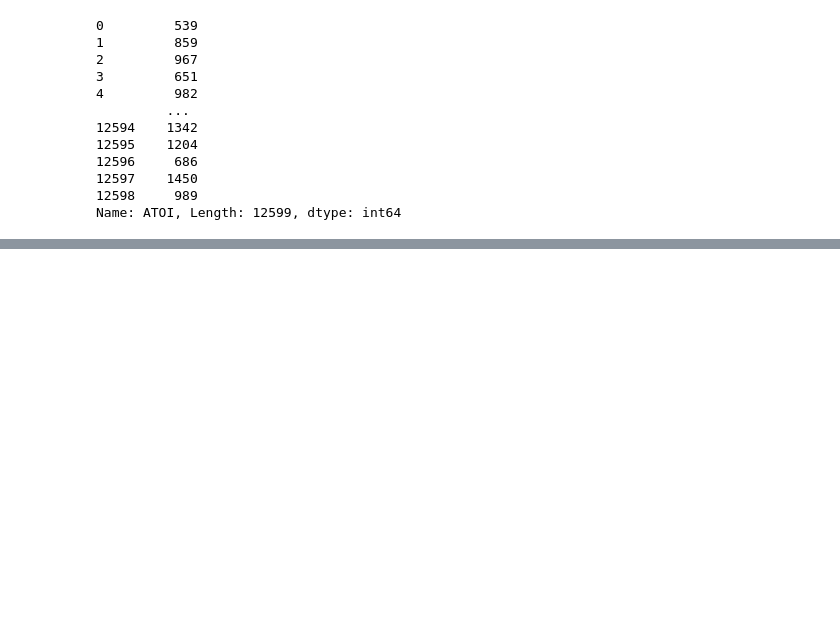
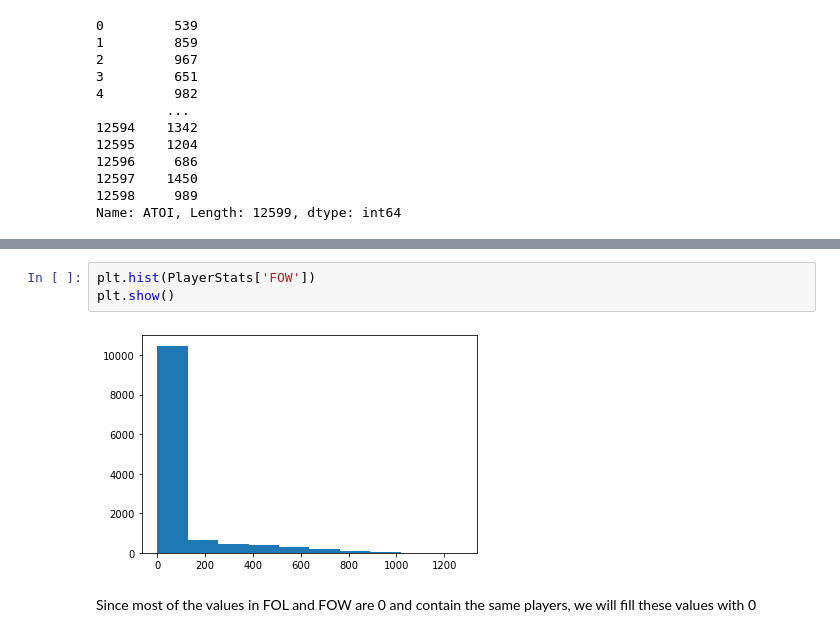
Before and after one commit to lukekerwin/DS-320_Project, a Jupyter notebook: Player Data/PlayerData_Cleaning.ipynb, the cells around one changed output, grey strips where cells are left out. Drawn from its saved outputs; the diff is of its cells as text; blank space fills up the shorter version.

```diff
--- a/Player Data/PlayerData_Cleaning.ipynb
+++ b/Player Data/PlayerData_Cleaning.ipynb
@@ -891,0 +974,7 @@ Name: ATOI, Length: 12599, dtype: int64
+# %%
+plt.hist(PlayerStats['FOW'])
+plt.show()
+# %% [output]
+[figure, added]
+# %% [markdown]
+Since most of the values in FOL and FOW are 0 and contain the same players, we will fill these values with 0
```
Also changed, not shown: parts of 20 cells of this notebook, 1 other file.
